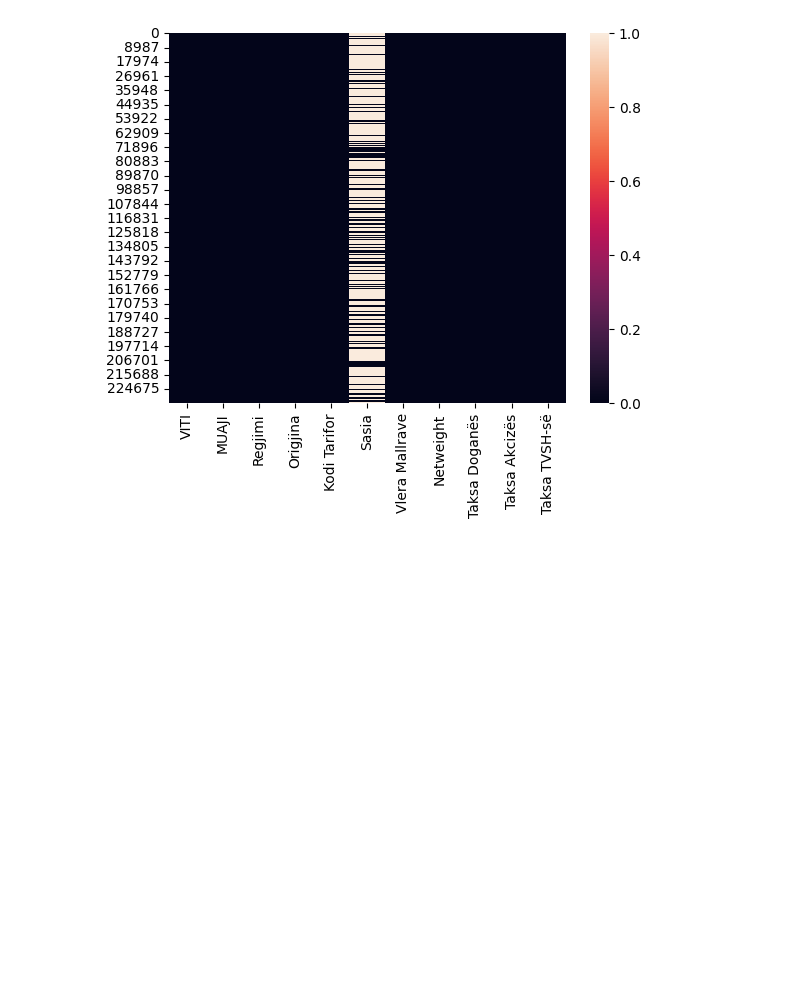
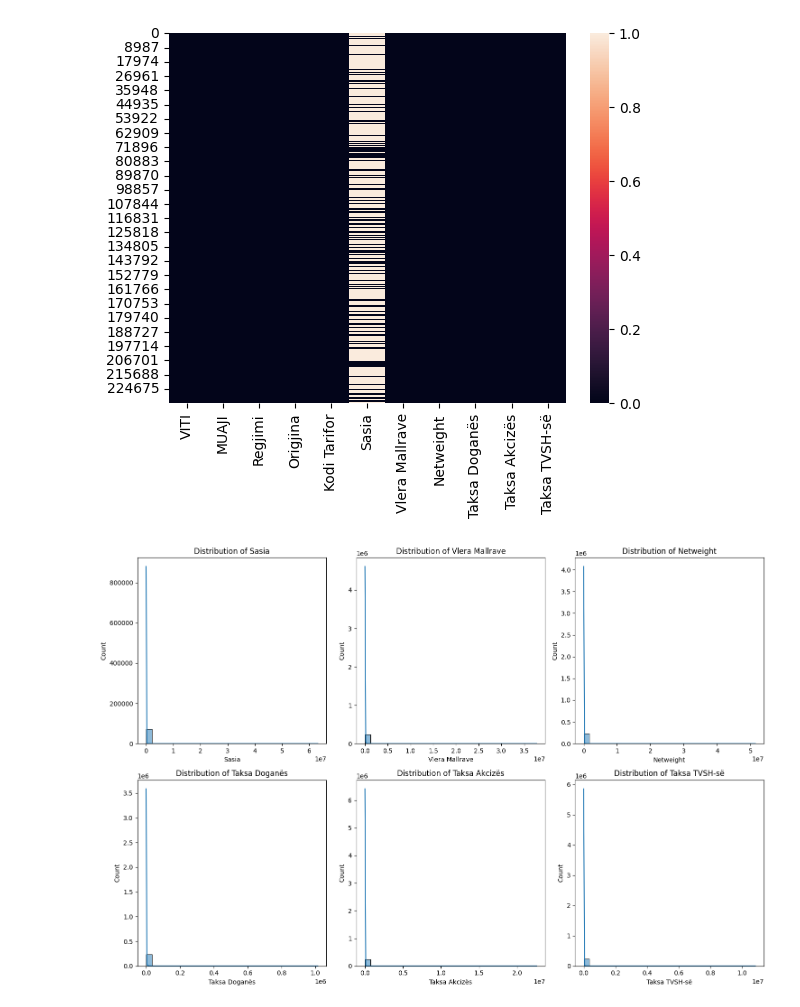
Before and after one commit to NjomzaRexhepi/Machine-Learning-Project, a Jupyter notebook: TradeBalance.ipynb, the cells around one changed output. Cells and saved outputs as stored; diff of their text form; code cells hidden in the pictures; blank space fills up the shorter version.

```diff
--- a/TradeBalance.ipynb
+++ b/TradeBalance.ipynb
@@ -131,3 +131,18 @@ sns.heatmap(df.isnull())
 # %% [output]
 <Axes: >
 [figure]
+# %%
+# Convert numeric columns (remove commas and convert to float)
+numeric_cols = ['Sasia', 'Vlera Mallrave', 'Netweight', 'Taksa Doganës', 'Taksa Akcizës', 'Taksa TVSH-së']
+df[numeric_cols] = df[numeric_cols].replace({',': ''}, regex=True).astype(float)
+
+# 1. Distribution of Numeric Columns
+plt.figure(figsize=(15, 10))
+for i, col in enumerate(numeric_cols, 1):
+    plt.subplot(2, 3, i)
+    sns.histplot(df[col], kde=True, bins=30)
+    plt.title(f'Distribution of {col}')
+plt.tight_layout()
+plt.show()
+# %% [output]
+[figure, added]
```
Also changed, not shown: parts of 4 cells of this notebook.
